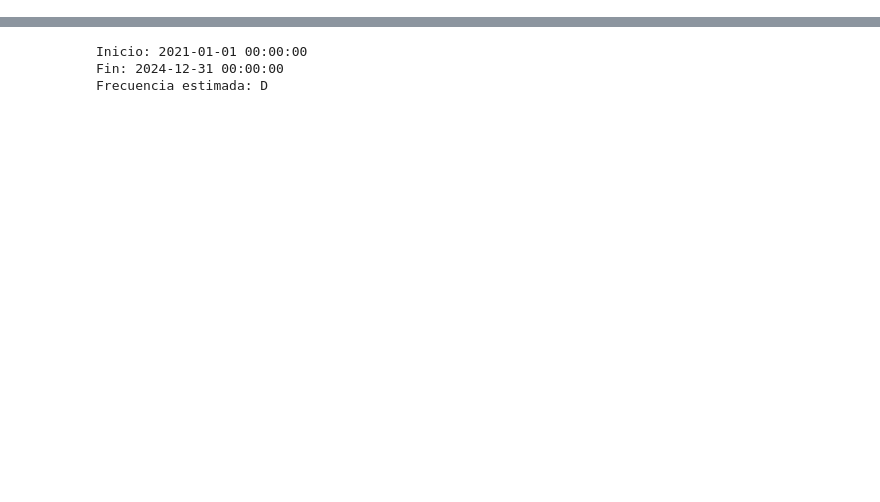
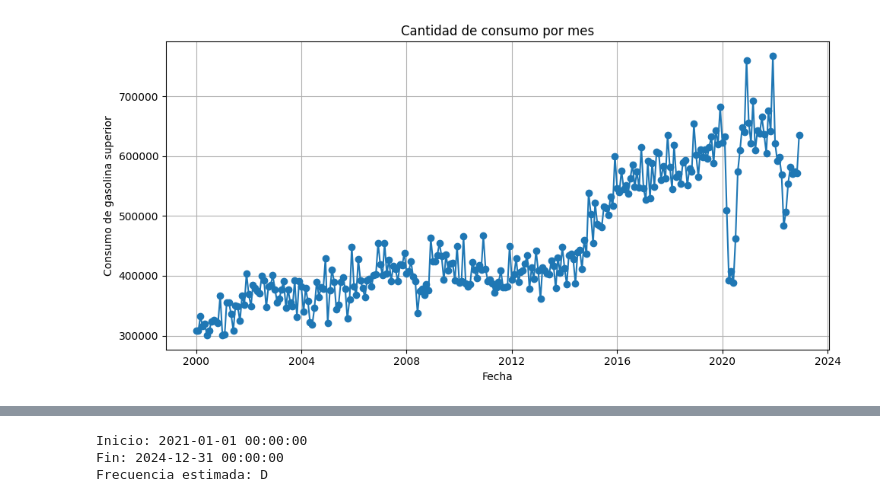
Before and after one commit to DanielRasho/DS-Lab1, a Jupyter notebook: reporteGerax.ipynb, the cells around one changed output, grey strips where cells are left out. Saved outputs shown, nothing was run; the diff lists cells and outputs as text; code cells hidden in the pictures; blank space fills up the shorter version.

Commit message:
feat: add consumo prediction

```diff
--- a/reporteGerax.ipynb
+++ b/reporteGerax.ipynb
@@ -14,3 +14,21 @@ from statsmodels.tsa.stattools import acf, pacf
 from statsmodels.tsa.arima_model import ARIMA
 from statsmodels.tsa.statespace.sarimax import SARIMAX
 from scipy.stats import shapiro
+# %%
+hoja_df = pd.read_excel("./data/CONSUMO-HIDROCARBUROS-2024-12.xlsx", header=6)
+
+hoja_df = hoja_df.iloc[:-3]
+
+hoja_df["Fecha"] = pd.to_datetime(hoja_df["Fecha"])
+hoja_df["Año"] = hoja_df["Fecha"].dt.year
+hoja_df["Mes"] = hoja_df["Fecha"].dt.month
+
+# Crear conjunto de test con años 2023 y 2024
+test_2023_2024 = hoja_df[hoja_df["Año"].isin([2023, 2024])][["Fecha", "Gasolina superior"]]
+# %%
+train_data = hoja_df[hoja_df["Año"] < 2023][["Fecha", "Gasolina superior"]] # [hoja_df["Año"] < 2025]
+train_data["Fecha"] = pd.to_datetime(train_data["Fecha"])
+train_data["Año"] = train_data["Fecha"].dt.year
+train_data["Mes"] = train_data["Fecha"].dt.month
+train_data = train_data[~train_data["Año"].isin([2023, 2024, 2025])]
+train_data
@@ -16,0 +49,19 @@ from scipy.stats import shapiro
+# %%
+train_data = train_data.copy()
+train_data["Fecha"] = pd.to_datetime(train_data["Fecha"])
+train_data.set_index("Fecha", inplace=True)
+# %%
+import matplotlib.pyplot as plt
+
+# Graficar solo la columna de consumo
+plt.figure(figsize=(10, 5))
+plt.plot(train_data["Gasolina superior"], marker='o')
+
+plt.title("Cantidad de consumo por mes")
+plt.xlabel("Fecha")
+plt.ylabel("Consumo de gasolina superior")
+plt.grid(True)
+plt.tight_layout()
+plt.show()
+# %% [output]
+[figure, added]
```
Also changed, not shown: parts of 54 cells of this notebook.
